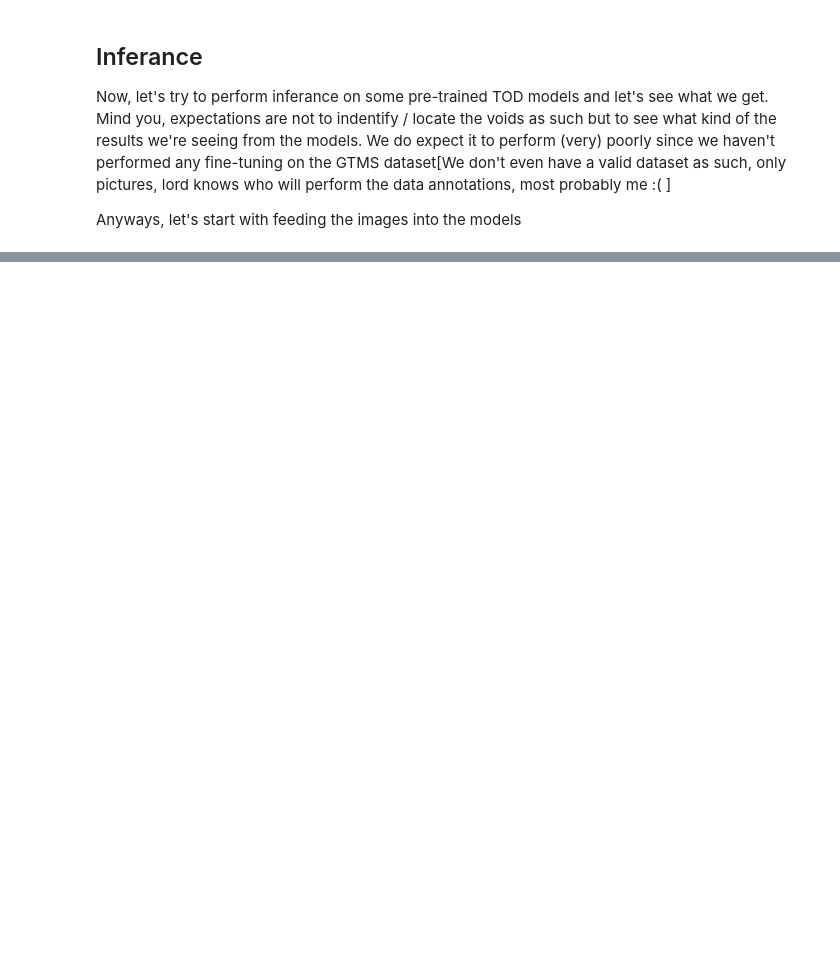
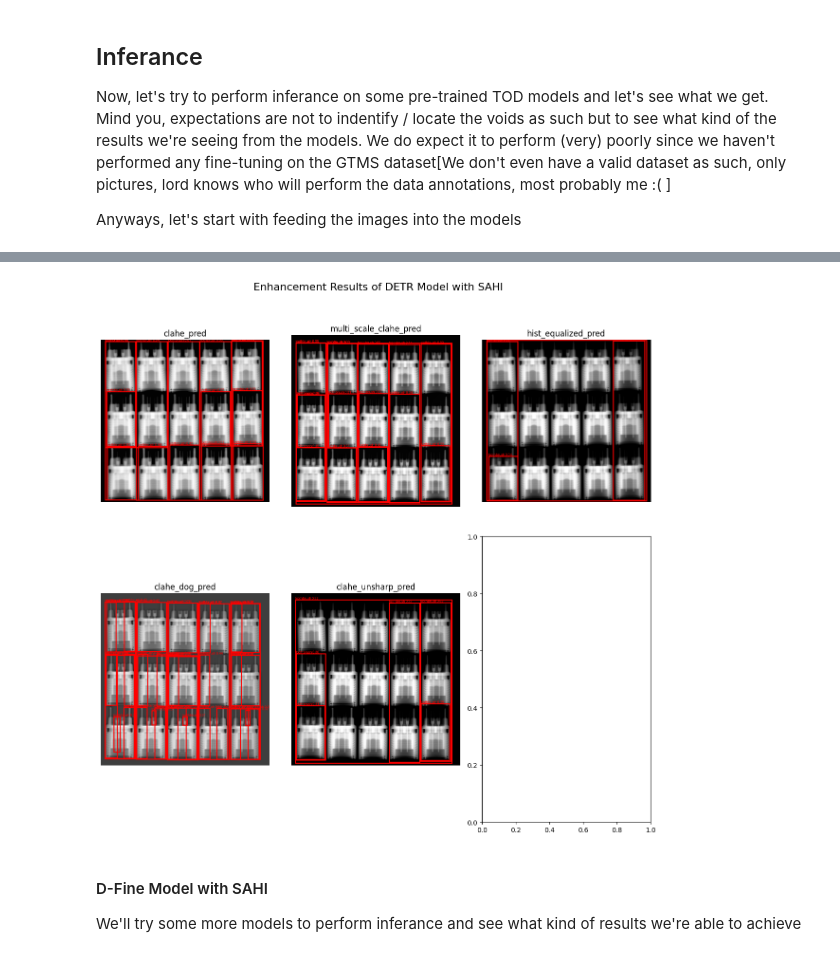
Before and after one commit to Jim-Craig/Tiny_Object_Detection, a Jupyter notebook: ISRO.ipynb, the cells around one changed output, grey strips where cells are left out. Saved outputs shown, nothing was run; the diff lists cells and outputs as text; code cells hidden in the pictures; blank space fills up the shorter version.

Commit message:
Added inference for additional models

```diff
--- a/ISRO.ipynb
+++ b/ISRO.ipynb
@@ -711,0 +710,33 @@ print(transformers.__version__)
+# %%
+## Make a grid of the enhancement results for comparison from the Prediction/DETR folder
+from SimpleITK import Threshold
+
+def show_grid(titles, imgs):
+    # Create a grid of images for comparison
+    fig, axes = plt.subplots(nrows=2, ncols=3, figsize=(12, 12))
+    for ax, title, img in zip(axes.flatten(), titles, imgs):
+        ax.imshow(img, cmap='gray')
+        ax.set_title(title)
+        ax.axis('off')
+    plt.tight_layout()
+    ## Title of the entire figure as "Enhancement Results of DETR Model"
+    fig.suptitle("Enhancement Results of DETR Model with SAHI", fontsize=16)
+    plt.show()
+titles = []
+folder_path = "/Users/apple/Desktop/IISC/M.Tech Project/Code/Tiny_Object_Detection/Predictions/D_FINE"
+imgs = []
+for img in os.listdir(folder_path):
+    if not img.endswith('.png'):
+        continue
+    img_path = os.path.join(folder_path, img)
+    img = Image.open(img_path)
+    imgs.append(img)
+    #Add the title as the image filename without the .png extension
+    titles.append(os.path.basename(img_path).split('.')[0])
+show_grid(titles, imgs)
+# %% [output]
+[figure, added]
+# %% [markdown]
+#### D-Fine Model with SAHI
+
+We'll try some more models to perform inferance and see what kind of results we're able to achieve
```
Also changed, not shown: parts of 30 cells of this notebook.
